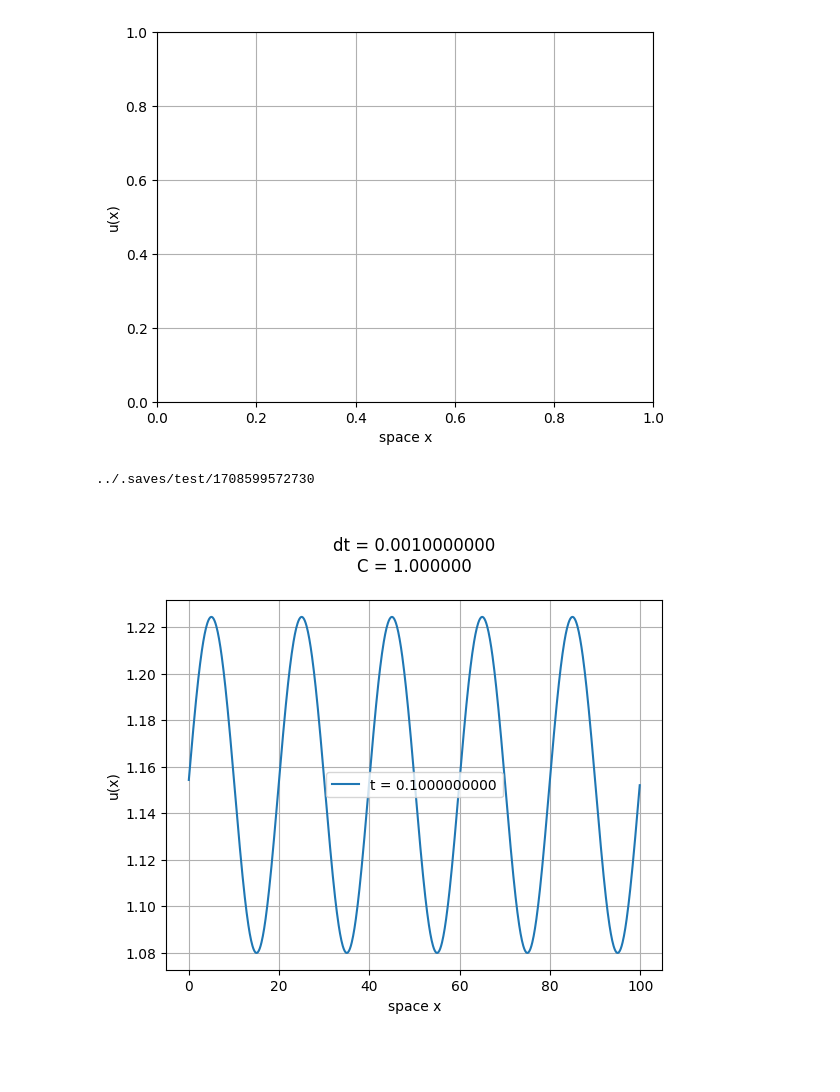
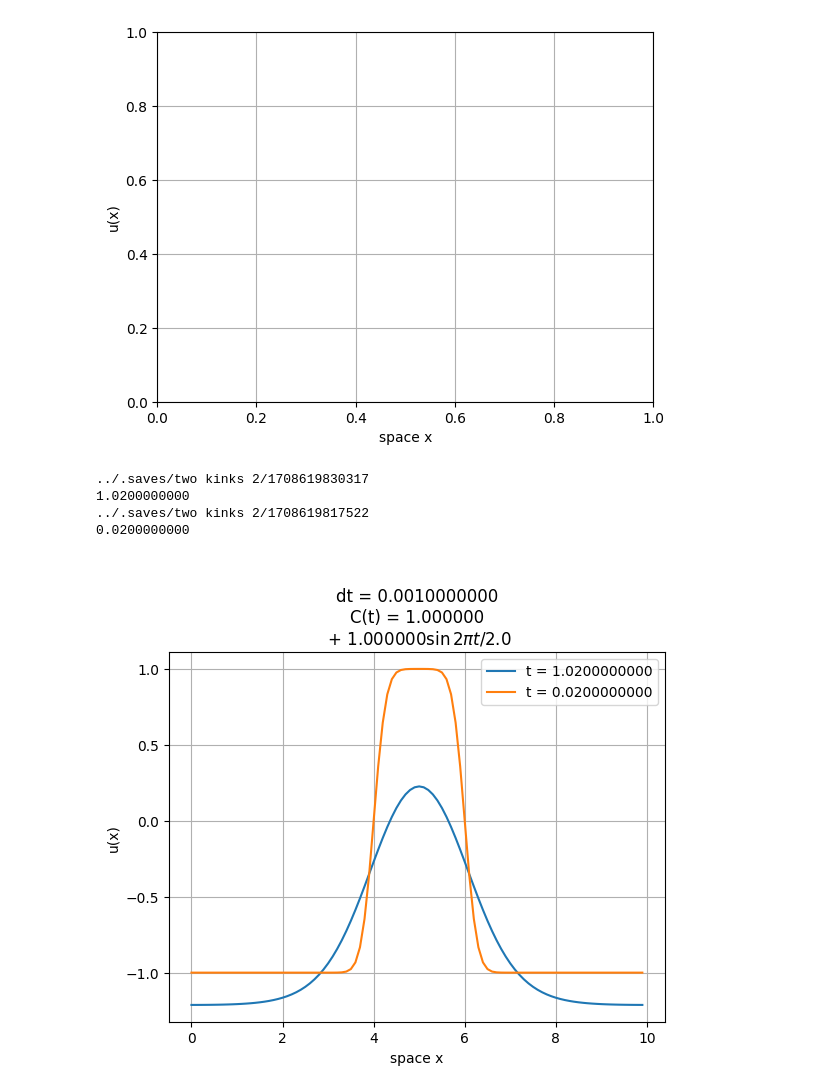
Before and after one commit to suanno/stage2, a Jupyter notebook: codes_tdgl/1D/plot/rapid multiplot.ipynb, the cells around one changed output. Drawn from its saved outputs; the diff is of its cells as text; code cells hidden in the pictures; blank space fills up the shorter version.

```diff
--- a/codes_tdgl/1D/plot/rapid multiplot.ipynb
+++ b/codes_tdgl/1D/plot/rapid multiplot.ipynb
@@ -6,7 +6,7 @@ import os
 import shutil
 import time
 # %%
-dir_save = "../.saves/" + "test/"
+dir_save = "../.saves/" + "two kinks 2/"
 # %% [markdown]
 # Plot space average of u(t) for all experiments in the folder
 # %%
@@ -75,7 +77,7 @@ for folder in sorted(os.listdir(dir_save), reverse=True):
     #label = f.readline().strip('\n')
     #f.close()
 
-    f = open("../tdgl_result.dat", "r")
+    f = open(dir + "/tdgl_result.dat", "r")
     N = 1000000000
     x = np.zeros(N)
     y = np.zeros(N)
@@ -90,34 +92,37 @@ for folder in sorted(os.listdir(dir_save), reverse=True):
 
         i = i + 1
 
-    label = "t = " + tmax
-    ax.plot(x[0:i-1], y[0:i-1], label = label)
+    labell = "t = " + tmax
+    ax.plot(x[0:i-1], y[0:i-1], label = labell)
 
 T = 2*float(Thalf)
 #eps = 0.5
 #plt.ylim(-1-eps,1+eps)
 
 label = ""
 #u0 = 1
 #label = label + "$u_0 = " + str(u0) + "$"
 label= label + "\ndt = " + str(dt)
 if T > 0:
     label = label + "\nC(t) = " + Cave + " + " + A + "$\sin{2\pi t/" + str(T) + "}$"
 else:
     label = label + "\nC = " + Cave
 #label = "dt = " + str(dt)
 #if float(T) > 0:
 #label = label + "; T = " + str(T) + "; A = " + str(A)
 #else:
 #label = label + "; C = " + str(A) + " cost"
 
 ax.set_title(label)
 ax.set_xlabel("space x")
 ax.set_ylabel("u(x)")
 
 
 ax.legend()
 fig
 # %% [output]
-../.saves/test/1708599572730
+../.saves/two kinks 2/1708619830317
+1.0200000000
+../.saves/two kinks 2/1708619817522
+0.0200000000
-[figure, old version]
+[figure, new version]
```
Also changed, not shown: parts of 1 cell of this notebook, 11 other files.
